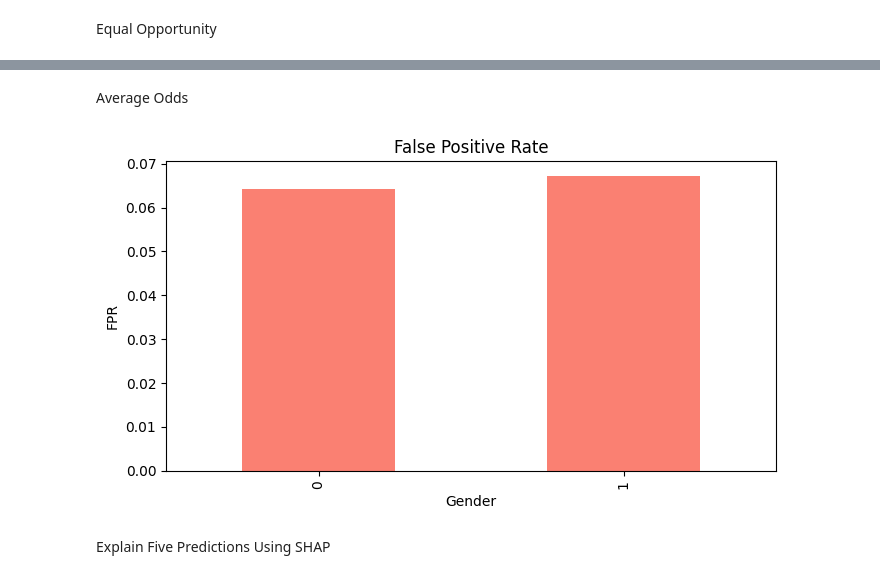
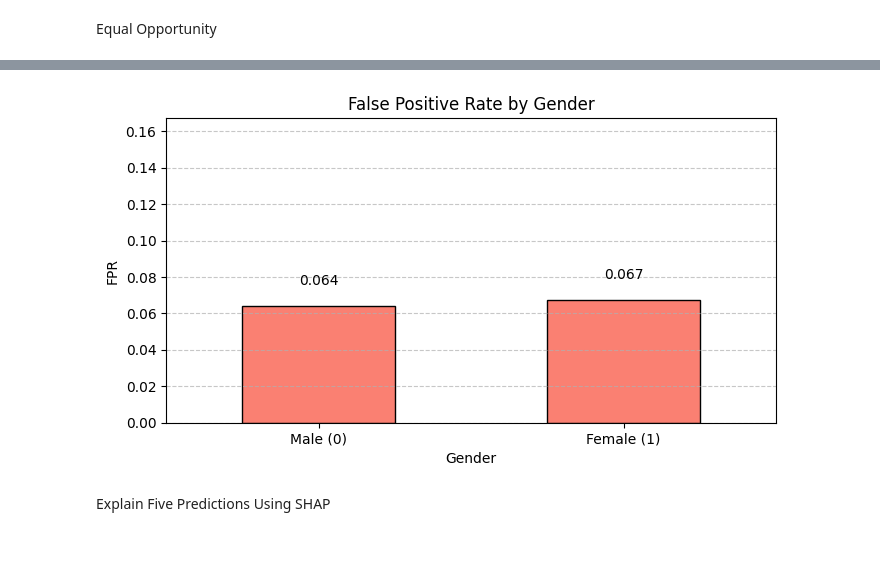
Before and after one commit to d-a-b-d/Bias-Detection-Challenge, a Jupyter notebook: Model.ipynb, the cells around one changed output, grey strips where cells are left out. Saved outputs shown, nothing was run; the diff lists cells and outputs as text; code cells hidden in the pictures; blank space fills up the shorter version.

```diff
--- a/Model.ipynb
+++ b/Model.ipynb
@@ -165,15 +161,22 @@ plt.show()
-# %% [markdown]
-Average Odds
 # %%
 fig, ax = plt.subplots(figsize=(7, 4))
-fpr.by_group.plot(kind='bar', ax=ax, color='salmon')
-ax.set_title("False Positive Rate")
+
+fpr.by_group.plot(kind='bar', ax=ax, color='salmon', edgecolor='black')
+
+for i, val in enumerate(fpr.by_group):
+    ax.text(i, val + 0.01, f"{val:.3f}", ha='center', va='bottom', fontsize=10)
+
+ax.set_title("False Positive Rate by Gender")
 ax.set_ylabel("FPR")
 ax.set_xlabel("Gender")
+ax.set_xticklabels(["Male (0)", "Female (1)"], rotation=0)
+ax.set_ylim(0, max(fpr.by_group) + 0.1)
+ax.grid(axis='y', linestyle='--', alpha=0.7)
+
 plt.tight_layout()
 plt.show()
 # %% [output]
-[figure, old version]
+[figure, new version]
 # %% [markdown]
 Explain Five Predictions Using SHAP
 # %%
```
Also changed, not shown: parts of 20 cells of this notebook.
